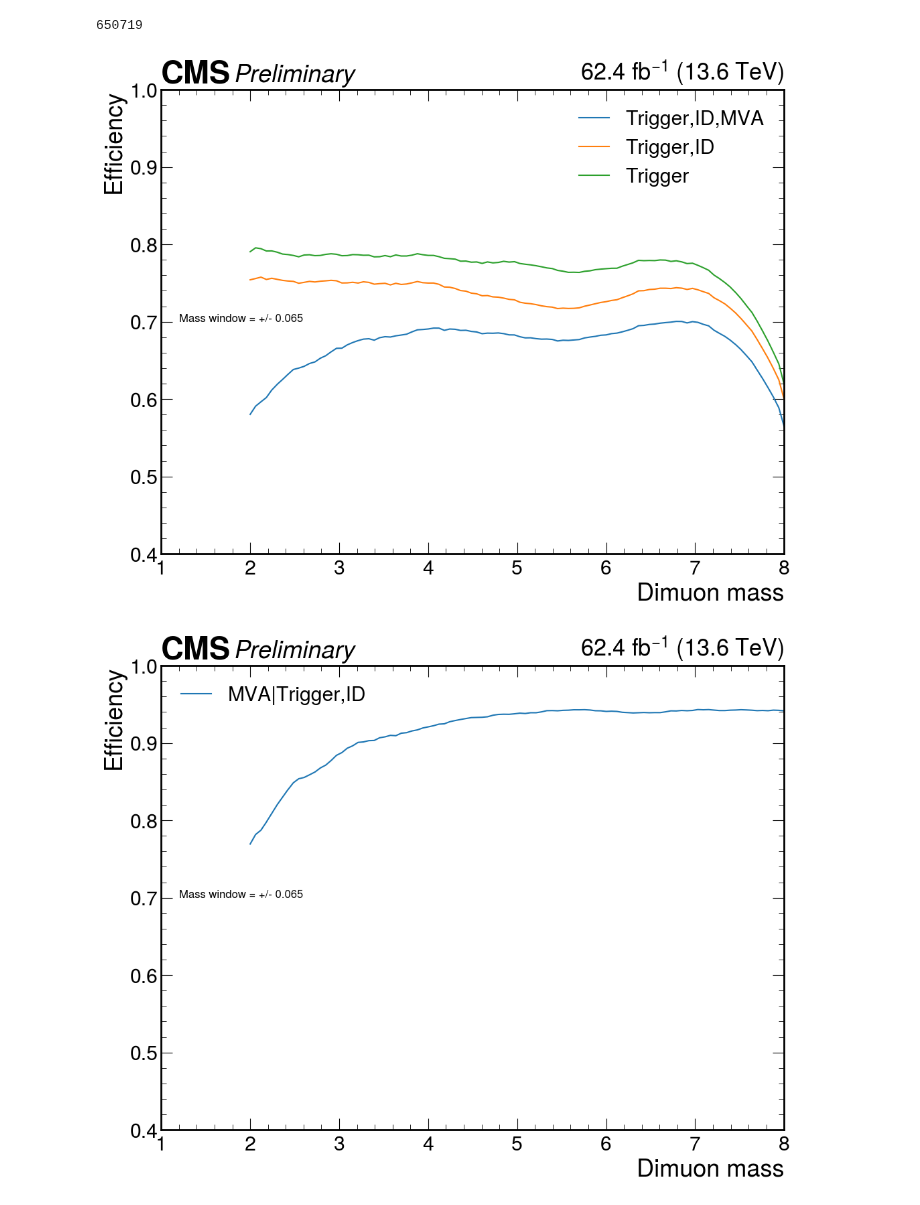
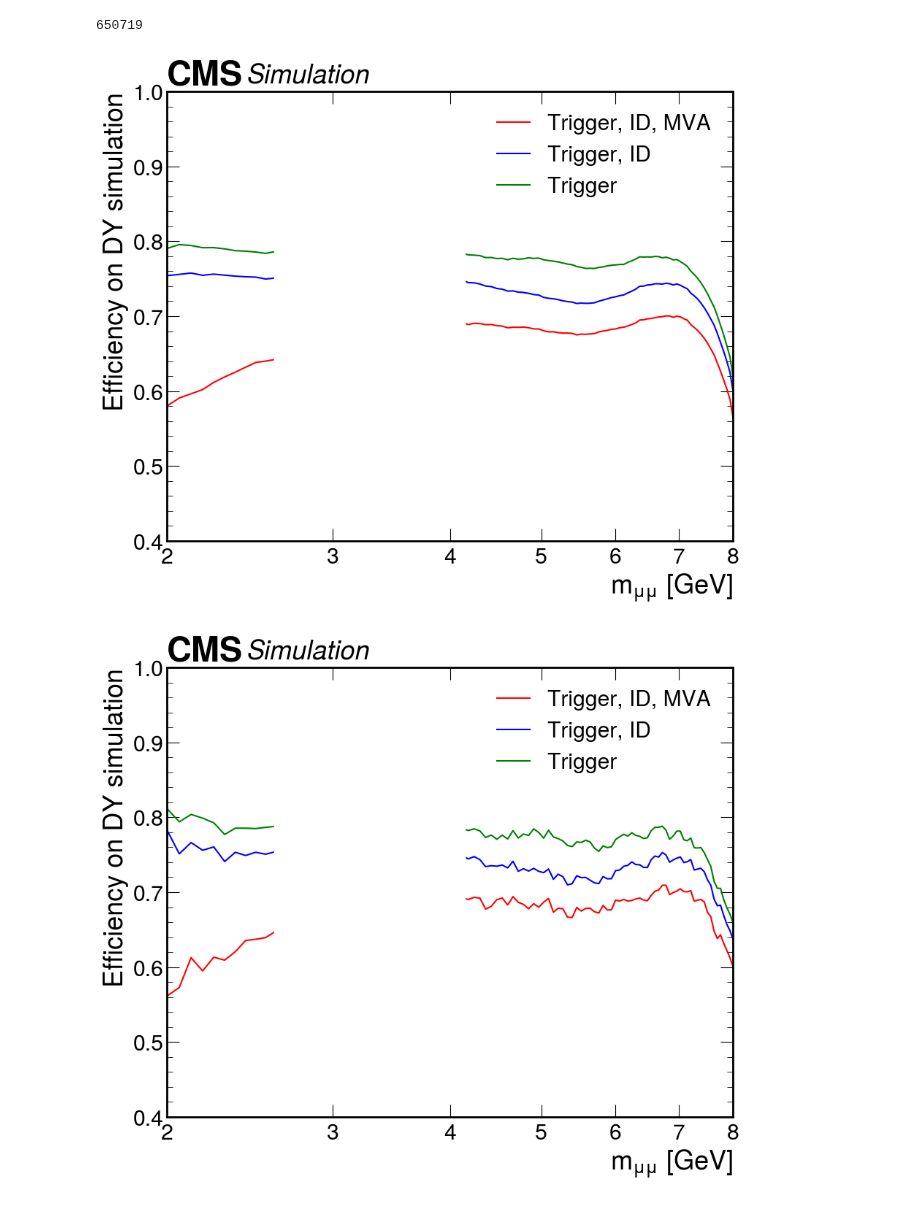
Before and after one commit to ludomori99/Darkphotons_Run3, a Jupyter notebook: offline_analysis/limits/view_global_effs.ipynb, the cells around one changed output. Saved outputs shown, nothing was run; the diff lists cells and outputs as text; code cells hidden in the pictures.

```diff
--- a/offline_analysis/limits/view_global_effs.ipynb
+++ b/offline_analysis/limits/view_global_effs.ipynb
@@ -125,25 +126,34 @@ print(len(d))
 # %% [output]
 650719
 # %%
+import matplotlib.ticker as ticker
+import matplotlib.patches as patches
+
 def plot_acc(window=0.1,n=100,plot_total_N=False,var_window=False):
     c = ["orange","red","blue","green"]
-    fig, ax = plt.subplots(figsize=(12,9))
-    hep.cms.label("Preliminary",data=True,lumi=62.4,com=13.6)
-
+    fig, ax = plt.subplots(figsize=(10,8))
+    hep.cms.text("Simulation", ax=ax)
 
     mass = np.linspace(2,8,n)
-    ax.plot(mass, np.vectorize(lambda m : compute_eff(m,0.8,0.4,m_window=window, var_window=var_window)[plot_total_N])(mass),label='Trigger,ID,MVA')
-    ax.plot(mass, np.vectorize(lambda m : compute_eff(m,-1,0.4,m_window=window, var_window=var_window)[plot_total_N])(mass),label='Trigger,ID')
-    ax.plot(mass, np.vectorize(lambda m : compute_eff(m,-1,-2,m_window=window, var_window=var_window)[plot_total_N])(mass),label='Trigger')
-    ax.set_xlim(1, 8)
-    ax.set_xlabel('Dimuon mass')
-    if plot_total_N : ax.set_ylabel(f"N in mass window +/- {window}")
-    else: ax.set_ylabel('Efficiency')
-    # plt.grid(True)
-    # plt.yscale('log')
-    if not plot_total_N:
-        ax.set_ylim(0.4,1)
-        ax.text(1.2, 0.7, f"Mass window = +/- {window}", fontsize=12)
+    ax.plot(mass, np.vectorize(lambda m : compute_eff(m,0.8,0.4,m_window=window, var_window=var_window)[plot_total_N])(mass),color = 'red',label='Trigger, ID, MVA')
+    ax.plot(mass, np.vectorize(lambda m : compute_eff(m,-1,0.4,m_window=window, var_window=var_window)[plot_total_N])(mass),color = 'blue' ,label='Trigger, ID')
+    ax.plot(mass, np.vectorize(lambda m : compute_eff(m,-1,-2,m_window=window, var_window=var_window)[plot_total_N])(mass),color = 'green' ,label='Trigger ')
+    ax.set_ylabel('Efficiency on DY simulation')
+    ylims= ax.get_ylim()
+    rect = patches.Rectangle((2.6, 0.45), 1.55, 0.5, linewidth=1, edgecolor='white', facecolor='white',zorder=4)
+    ax.add_patch(rect)
+
+    ax.set_xscale('log')
+
+    ticks = [2, 3, 4, 5, 6, 7,8]
+    ax.set_xticks(ticks)
+    ax.xaxis.set_major_formatter(ticker.ScalarFormatter())
+    ax.xaxis.set_minor_formatter(ticker.ScalarFormatter())
+
+    ax.set_xlim((2,8))
+    ax.set_xlabel(r'$m_{\mu\mu}$ [GeV]')
+    ax.set_ylim(0.4,1)
+
     plt.legend()
     plt.show()
 
@@ -162,19 +172,19 @@ def plot_mva(window=0.1,n=100,plot_total_N=False,var_window=False):
     # plt.yscale('log')
     if not plot_total_N:
         ax.set_ylim(0.4,1)
-        ax.text(1.2, 0.7, f"Mass window = +/- {window}", fontsize=12)
+        # ax.text(1.2, 0.7, f"Mass window = +/- {window}", fontsize=12)
     plt.legend()
     plt.show()
 # %%
 # windows = [0.05,0.1,0.5]
 windows = [5*0.013,0.01,0.2]
 for w in windows[:2]:
     plot_acc(window=w,var_window=True
              )
 
     # plot_acc(window=w,plot_total_N=True,var_window=False
     #          )
-    plot_mva(window=w,var_window=True)
+    # plot_mva(window=w,var_window=True)
 # %% [output]
-[figure, old version]
+[figure, new version]
-[figure, old version]
+[figure, new version]
```
Also changed, not shown: parts of 5 cells of this notebook, 24 other files.
